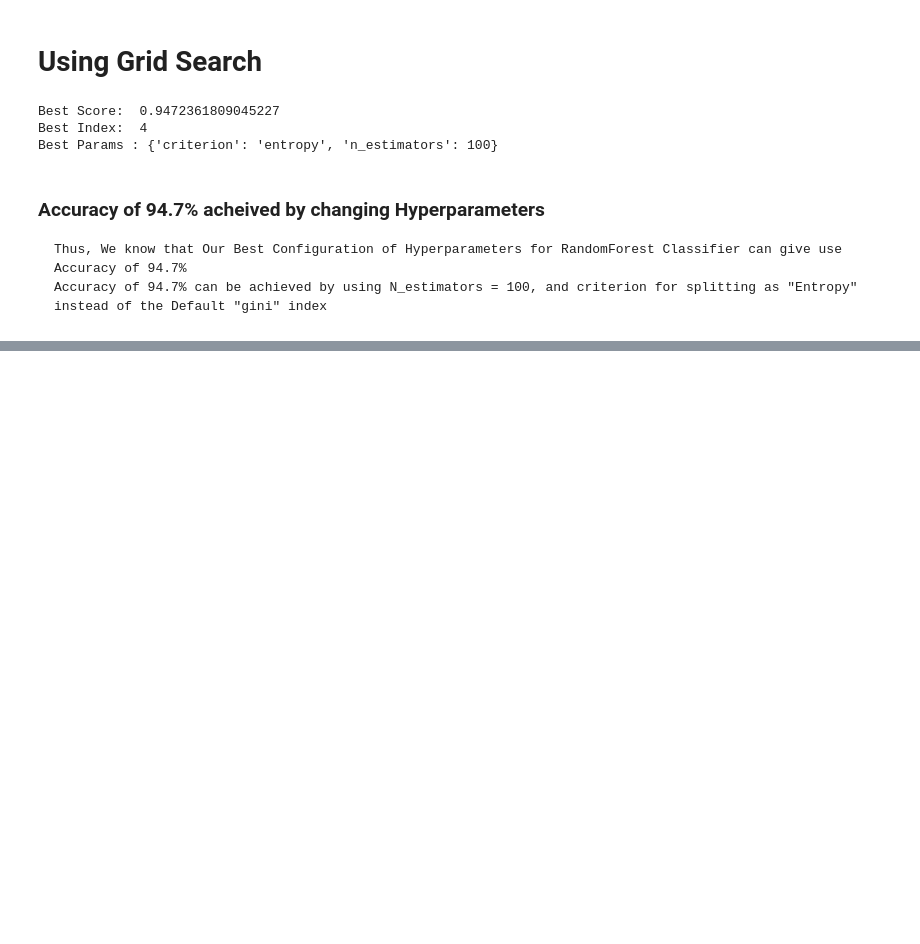
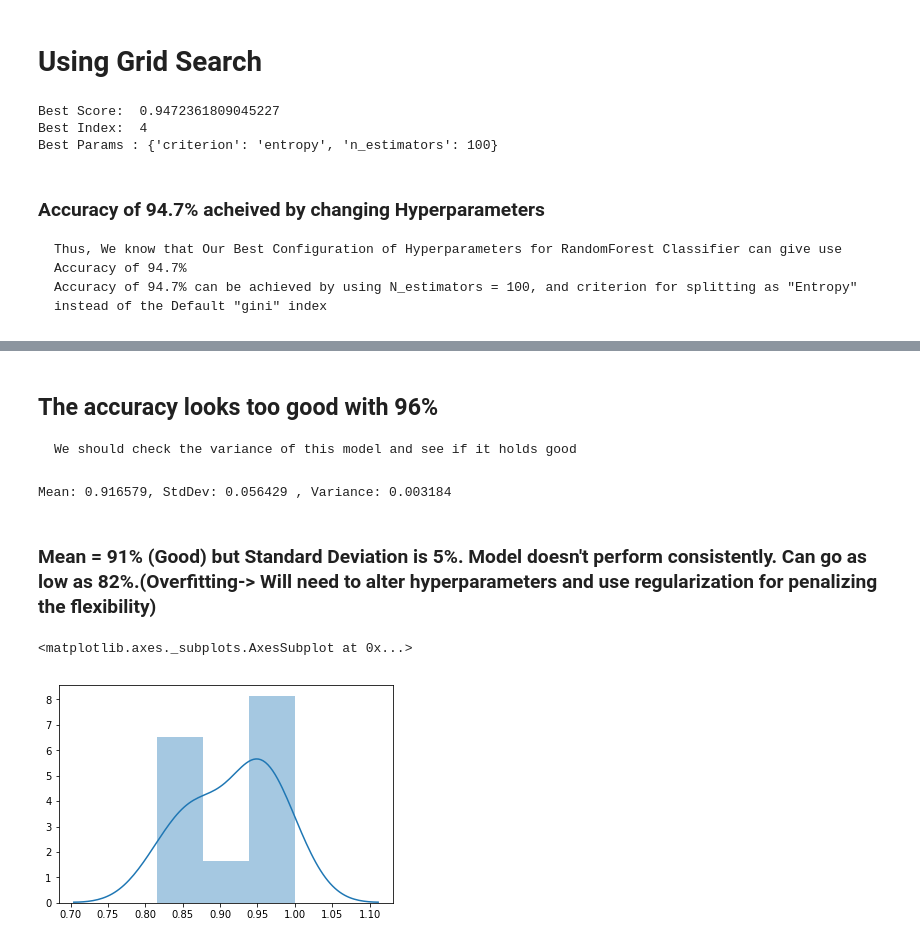
Before and after one commit to shenoyrahul444/Breast-Cancer-Detection, a Jupyter notebook: Breast Cancer Detection.ipynb, the cells around one changed output, grey strips where cells are left out. Cells and saved outputs as stored; diff of their text form; code cells hidden in the pictures; blank space fills up the shorter version.

Commit message:
Experimented with more models.

```diff
--- a/Breast Cancer Detection.ipynb
+++ b/Breast Cancer Detection.ipynb
@@ -334,0 +630,14 @@ Best Params : {'criterion': 'entropy', 'n_estimators': 100}
+# %%
+from sklearn.linear_model import LogisticRegression,LogisticRegressionCV
+lr = LogisticRegression()
+lr = lr.fit(X_train,Y_train)
+
+print("Training Stats")
+Y_pred_lr = lr.predict(X_train)
+print("Confusion Matrix:\n" ,confusion_matrix(Y_train,Y_pred_lr))
+print("Training Accuracy: ",accuracy_score(Y_train,Y_pred_lr))
+
+Y_pred_lr = lr.predict(X_test)
+print("\n\nTesting Stats")
+print("Confusion Matrix:\n" ,confusion_matrix(Y_test,Y_pred_lr))
+print("Testing Accuracy: ",accuracy_score(Y_test,Y_pred_lr))
@@ -334,0 +657,15 @@ Best Params : {'criterion': 'entropy', 'n_estimators': 100}
+# %% [markdown]
+## The accuracy looks too good with 96%
+    We should check the variance of this model and see if it holds good
+# %%
+cvs_lr = cross_val_score(lr,X_train,Y_train,cv=10,n_jobs=-1)
+print("Mean: %f, StdDev: %f , Variance: %f" % (cvs_lr.mean(),cvs_lr.std(),cvs_lr.var()))
+# %% [output]
+Mean: 0.916579, StdDev: 0.056429 , Variance: 0.003184
+# %% [markdown]
+### Mean = 91% (Good) but Standard Deviation is 5%. Model doesn't perform consistently. Can go as low as 82%.(Overfitting-> Will need to alter hyperparameters and use regularization for penalizing the flexibility)
+# %%
+sns.distplot(cvs_lr)
+# %% [output]
+<matplotlib.axes._subplots.AxesSubplot at 0x...>
+[figure, added]
```
Also changed, not shown: parts of 37 cells of this notebook.
